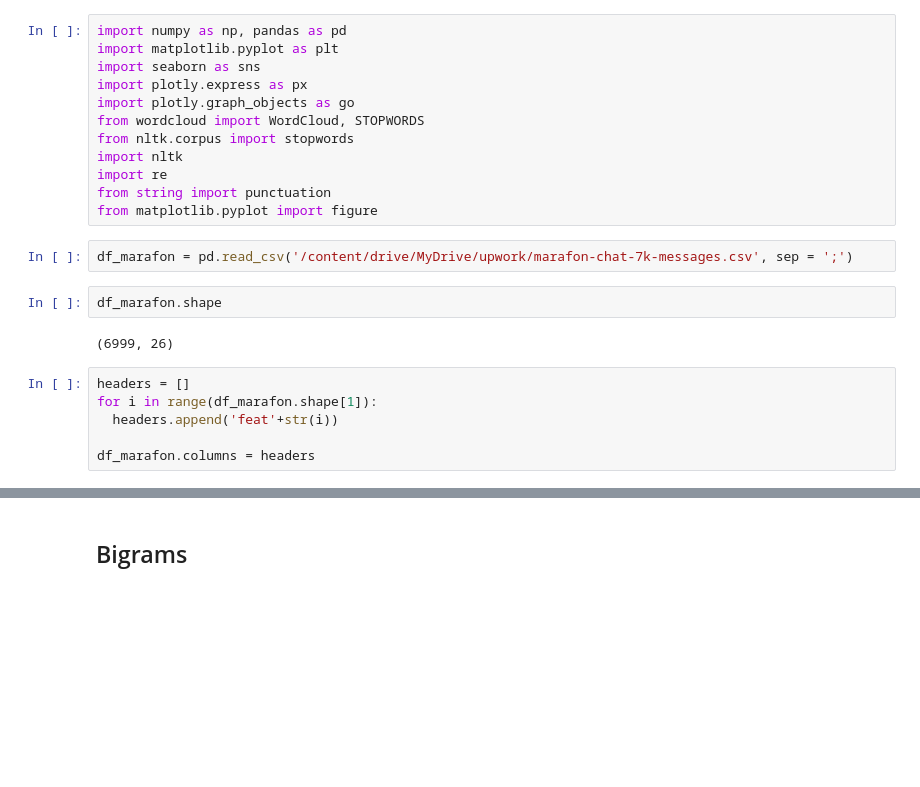
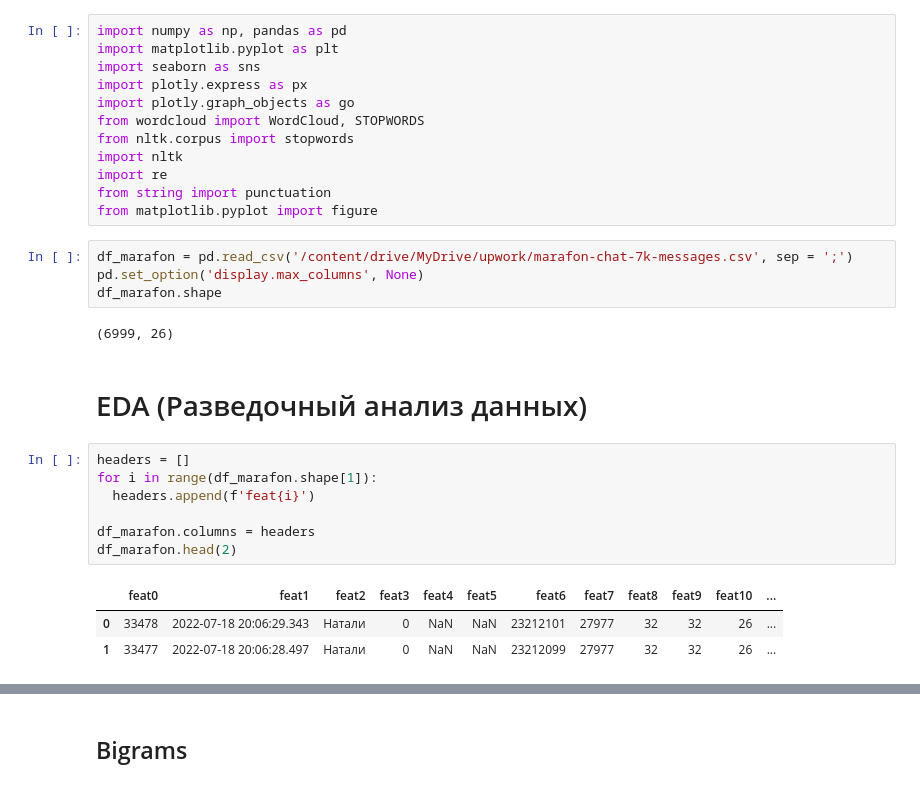
Before and after one commit to Meirlen/DataScince, a Jupyter notebook: Untitled0.ipynb, the cells around one changed output, grey strips where cells are left out. Cells and saved outputs as stored; diff of their text form; blank space fills up the shorter version.

```diff
--- a/Untitled0.ipynb
+++ b/Untitled0.ipynb
@@ -14,13 +14,20 @@ from string import punctuation
 from matplotlib.pyplot import figure
 # %%
 df_marafon = pd.read_csv('/content/drive/MyDrive/upwork/marafon-chat-7k-messages.csv', sep = ';')
+pd.set_option('display.max_columns', None)
+df_marafon.shape
+# %% [output]
+(6999, 26)
-# %%
-df_marafon.shape
-# %% [output]
-(6999, 26)
+# %% [markdown]
+# EDA (Разведочный анализ данных)
 # %%
 headers = []
 for i in range(df_marafon.shape[1]):
-  headers.append('feat'+str(i))
+  headers.append(f'feat{i}')
 
 df_marafon.columns = headers
+df_marafon.head(2)
+# %% [output]
+|  | feat0 | feat1 | feat2 | feat3 | feat4 | feat5 | feat6 | feat7 | feat8 | feat9 | feat10 | ... |
+| 0 | 33478 | 2022-07-18 20:06:29.343 | Натали | 0 | NaN | NaN | 23212101 | 27977 | 32 | 32 | 26 | ... |
+| 1 | 33477 | 2022-07-18 20:06:28.497 | Натали | 0 | NaN | NaN | 23212099 | 27977 | 32 | 32 | 26 | ... |
```
Also changed, not shown: parts of 40 cells of this notebook.
